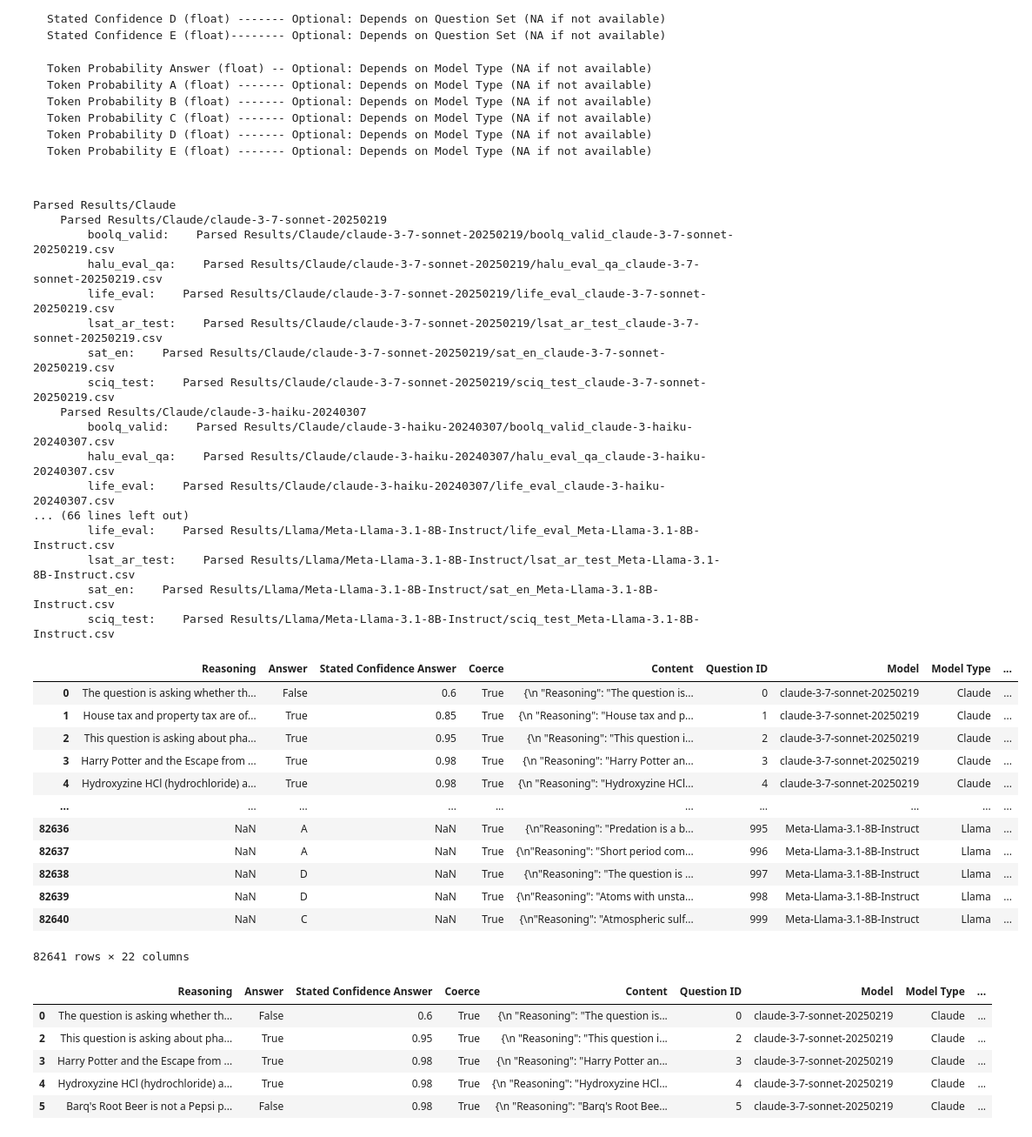
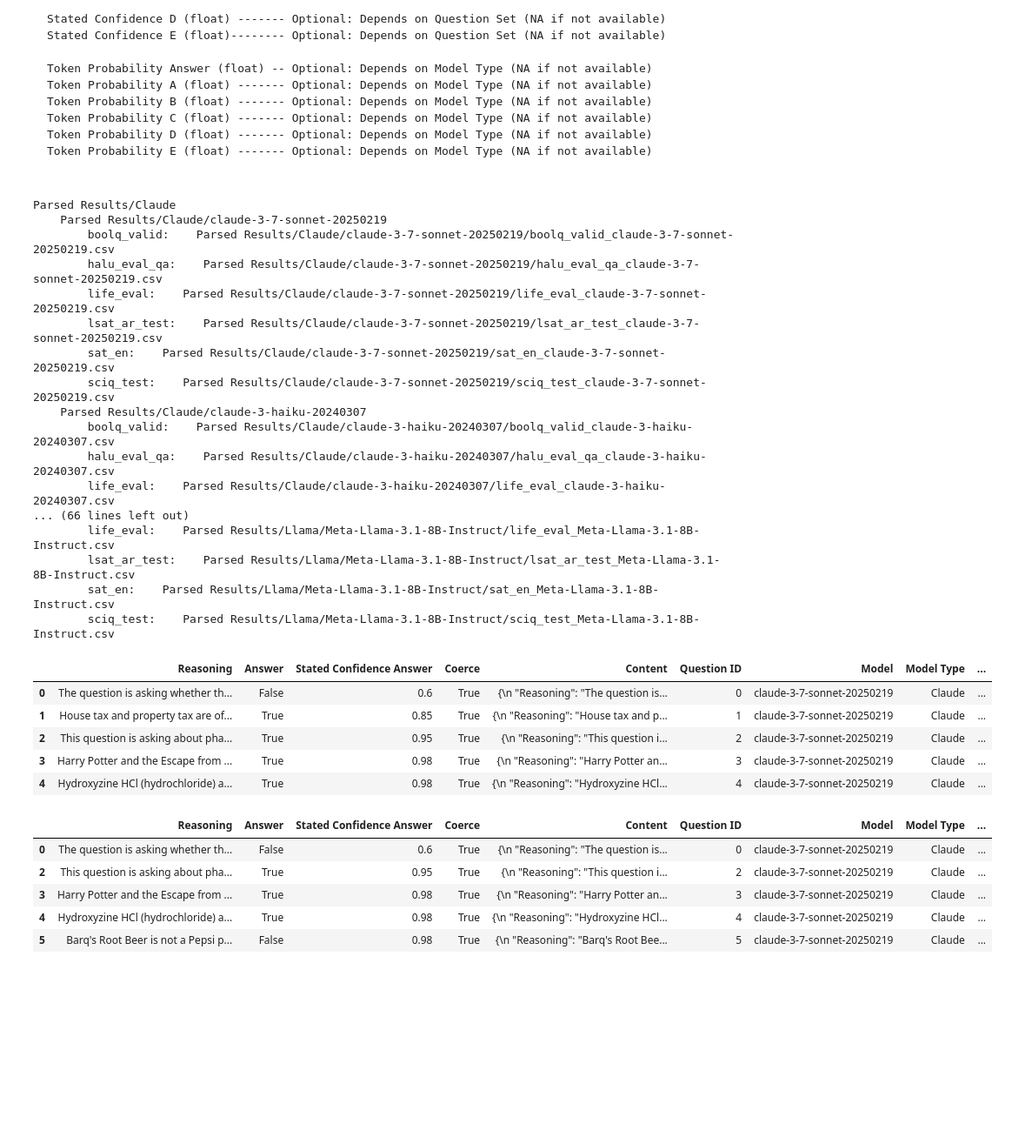
Before and after one commit to NoamMichael/Comparing-Confidence-in-LLMs, a Jupyter notebook: analysis.ipynb, the cells around one changed output. Shown at 87% size. Cells and saved outputs as stored; diff of their text form; code cells hidden in the pictures; blank space fills up the shorter version.

```diff
--- a/analysis.ipynb
+++ b/analysis.ipynb
@@ -181,41 +161,34 @@ qset_rename = {
 combined_df["Question Set"] = combined_df["Question Set"].map(qset_rename)
 
 with pd.option_context('display.max_columns', None,
                        #'display.width', None,
                        #'display.max_colwidth', None
                        ):
-    display(combined_df)
+    display(combined_df.head(5))
 # %% [output]
 Parsed Results/Claude
     Parsed Results/Claude/claude-3-7-sonnet-20250219
         boolq_valid:    Parsed Results/Claude/claude-3-7-sonnet-20250219/boolq_valid_claude-3-7-sonnet-20250219.csv
         halu_eval_qa:    Parsed Results/Claude/claude-3-7-sonnet-20250219/halu_eval_qa_claude-3-7-sonnet-20250219.csv
         life_eval:    Parsed Results/Claude/claude-3-7-sonnet-20250219/life_eval_claude-3-7-sonnet-20250219.csv
         lsat_ar_test:    Parsed Results/Claude/claude-3-7-sonnet-20250219/lsat_ar_test_claude-3-7-sonnet-20250219.csv
         sat_en:    Parsed Results/Claude/claude-3-7-sonnet-20250219/sat_en_claude-3-7-sonnet-20250219.csv
         sciq_test:    Parsed Results/Claude/claude-3-7-sonnet-20250219/sciq_test_claude-3-7-sonnet-20250219.csv
     Parsed Results/Claude/claude-3-haiku-20240307
         boolq_valid:    Parsed Results/Claude/claude-3-haiku-20240307/boolq_valid_claude-3-haiku-20240307.csv
         halu_eval_qa:    Parsed Results/Claude/claude-3-haiku-20240307/halu_eval_qa_claude-3-haiku-20240307.csv
         life_eval:    Parsed Results/Claude/claude-3-haiku-20240307/life_eval_claude-3-haiku-20240307.csv
 ... (66 lines left out)
         life_eval:    Parsed Results/Llama/Meta-Llama-3.1-8B-Instruct/life_eval_Meta-Llama-3.1-8B-Instruct.csv
         lsat_ar_test:    Parsed Results/Llama/Meta-Llama-3.1-8B-Instruct/lsat_ar_test_Meta-Llama-3.1-8B-Instruct.csv
         sat_en:    Parsed Results/Llama/Meta-Llama-3.1-8B-Instruct/sat_en_Meta-Llama-3.1-8B-Instruct.csv
         sciq_test:    Parsed Results/Llama/Meta-Llama-3.1-8B-Instruct/sciq_test_Meta-Llama-3.1-8B-Instruct.csv
 |  | Reasoning | Answer | Stated Confidence Answer | Coerce | Content | Question ID | Model | Model Type | ... |
 | 0 | The question is asking whether th... | False | 0.6 | True | {\n "Reasoning": "The question is... | 0 | claude-3-7-sonnet-20250219 | Claude | ... |
 | 1 | House tax and property tax are of... | True | 0.85 | True | {\n "Reasoning": "House tax and p... | 1 | claude-3-7-sonnet-20250219 | Claude | ... |
 | 2 | This question is asking about pha... | True | 0.95 | True | {\n "Reasoning": "This question i... | 2 | claude-3-7-sonnet-20250219 | Claude | ... |
 | 3 | Harry Potter and the Escape from ... | True | 0.98 | True | {\n "Reasoning": "Harry Potter an... | 3 | claude-3-7-sonnet-20250219 | Claude | ... |
 | 4 | Hydroxyzine HCl (hydrochloride) a... | True | 0.98 | True | {\n "Reasoning": "Hydroxyzine HCl... | 4 | claude-3-7-sonnet-20250219 | Claude | ... |
-| ... | ... | ... | ... | ... | ... | ... | ... | ... | ... |
-| 82636 | NaN | A | NaN | True | {\n"Reasoning": "Predation is a b... | 995 | Meta-Llama-3.1-8B-Instruct | Llama | ... |
-| 82637 | NaN | A | NaN | True | {\n"Reasoning": "Short period com... | 996 | Meta-Llama-3.1-8B-Instruct | Llama | ... |
-| 82638 | NaN | D | NaN | True | {\n"Reasoning": "The question is ... | 997 | Meta-Llama-3.1-8B-Instruct | Llama | ... |
-| 82639 | NaN | D | NaN | True | {\n"Reasoning": "Atoms with unsta... | 998 | Meta-Llama-3.1-8B-Instruct | Llama | ... |
-| 82640 | NaN | C | NaN | True | {\n"Reasoning": "Atmospheric sulf... | 999 | Meta-Llama-3.1-8B-Instruct | Llama | ... |
-82641 rows × 22 columns
 # %%
 combined_clean = combined_df.copy()
 
```
Also changed, not shown: parts of 2 cells of this notebook.
